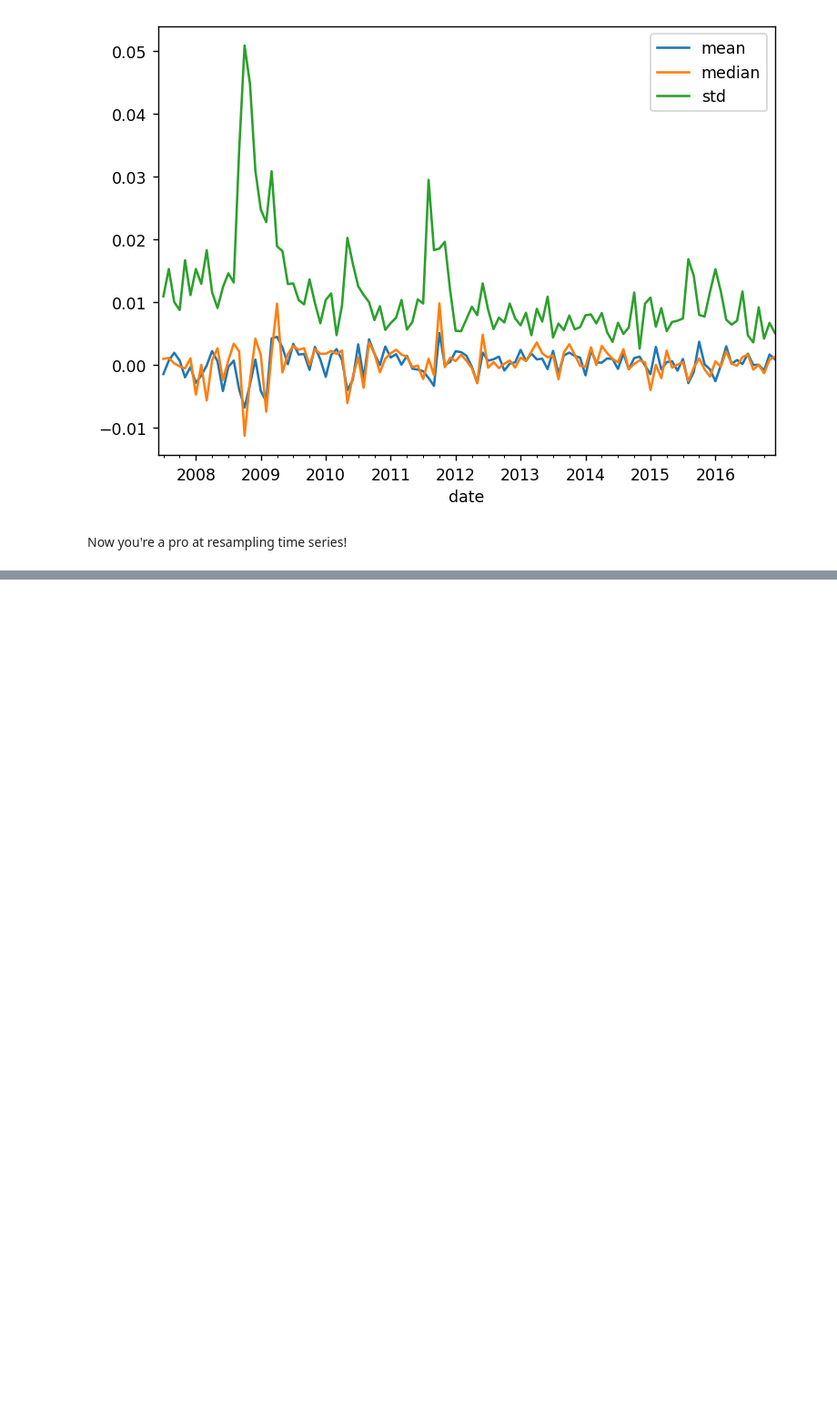
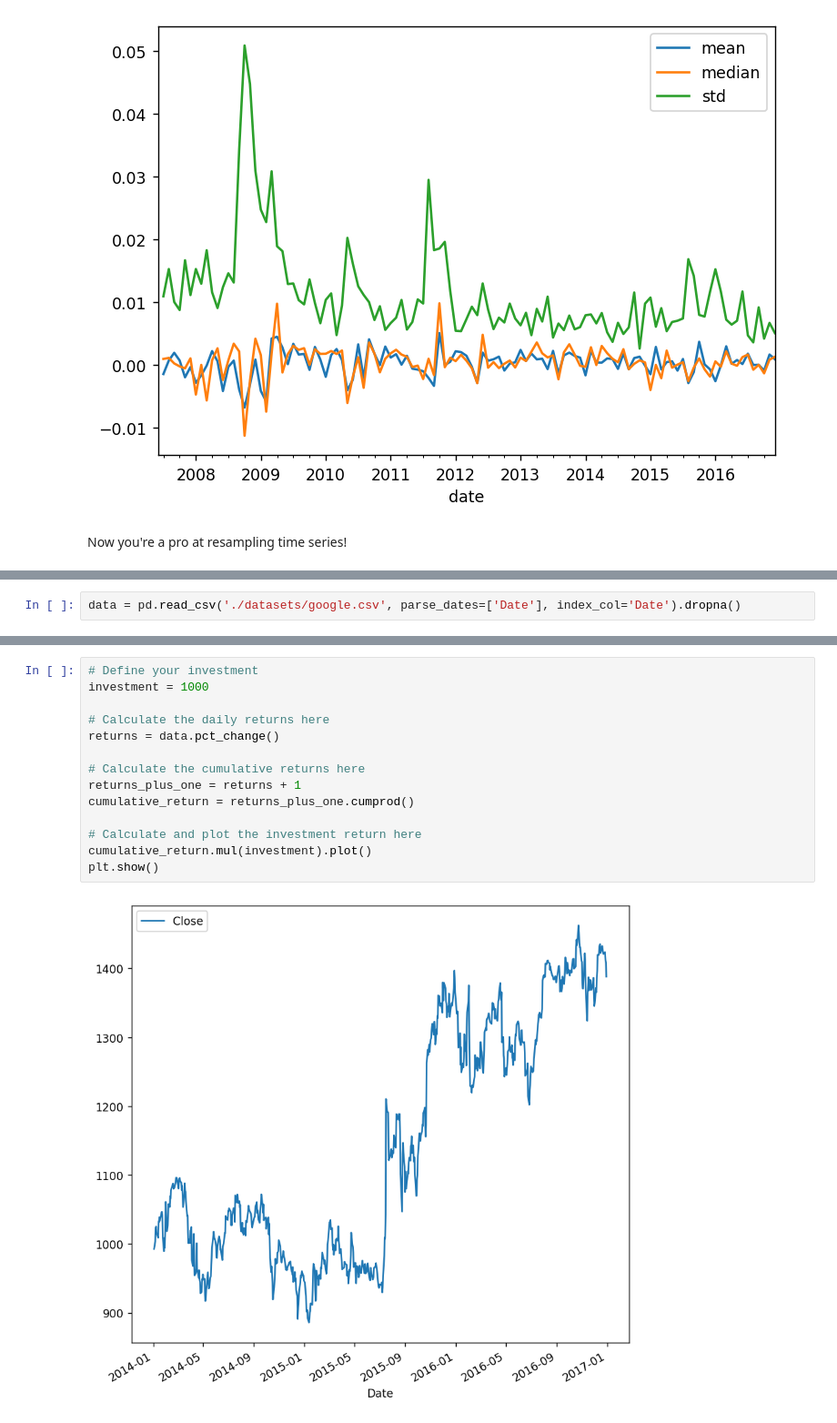
Before and after one commit to anhhaibkhn/Data-Science-selfstudy-notes-Blog, a Jupyter notebook: _notebooks/Manipulating Time Series Data in Python/2022-08-25-Manipulating Time Series Data in Python.ipynb, the cells around one changed output, grey strips where cells are left out. Shown at 91% size. Cells and saved outputs as stored; diff of their text form; blank space fills up the shorter version.

```diff
--- a/_notebooks/Manipulating Time Series Data in Python/2022-08-25-Manipulating Time Series Data in Python.ipynb
+++ b/_notebooks/Manipulating Time Series Data in Python/2022-08-25-Manipulating Time Series Data in Python.ipynb
@@ -1249,0 +1330,2 @@ Now you're a pro at resampling time series!
+# %%
+data = pd.read_csv('./datasets/google.csv', parse_dates=['Date'], index_col='Date').dropna()
@@ -1249,0 +1358,16 @@ Now you're a pro at resampling time series!
+# %%
+# Define your investment
+investment = 1000
+
+# Calculate the daily returns here
+returns = data.pct_change()
+
+# Calculate the cumulative returns here
+returns_plus_one = returns + 1
+cumulative_return = returns_plus_one.cumprod()
+
+# Calculate and plot the investment return here
+cumulative_return.mul(investment).plot()
+plt.show()
+# %% [output]
+[figure, added]
```
Also changed, not shown: parts of 87 cells of this notebook, 2 other files.
